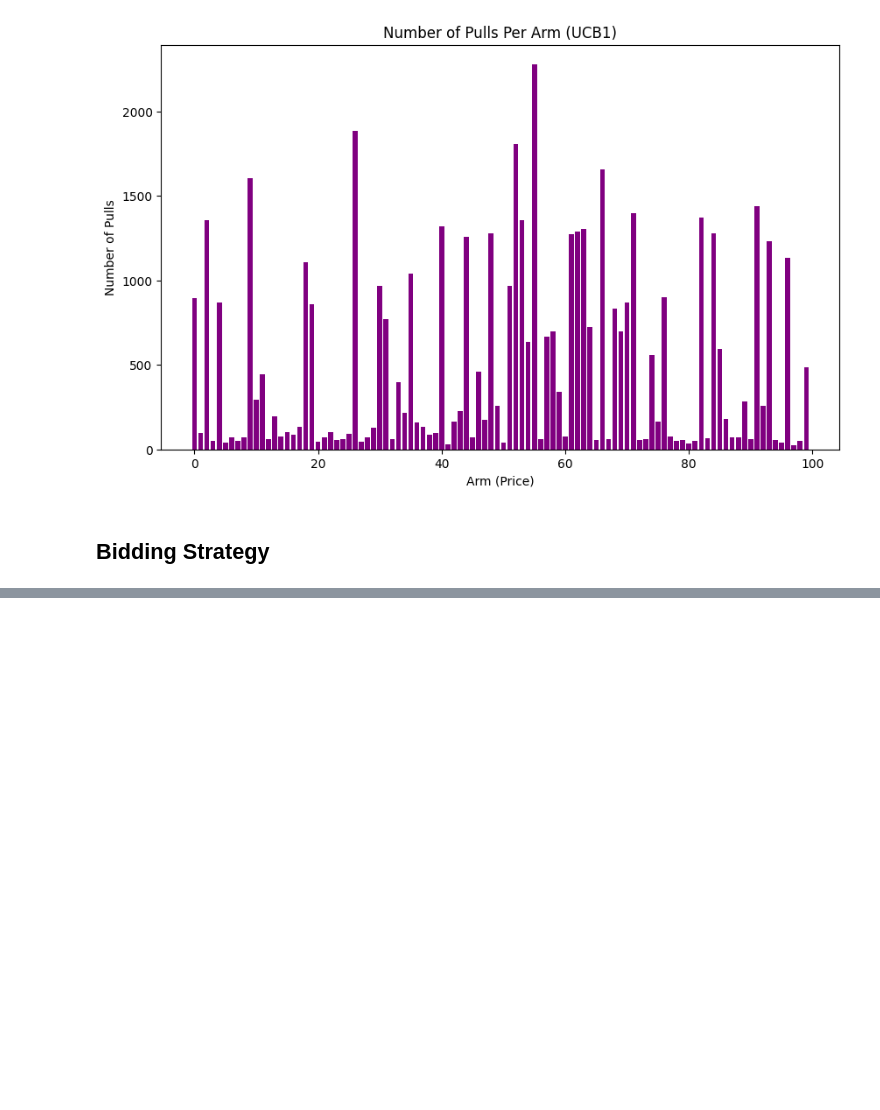
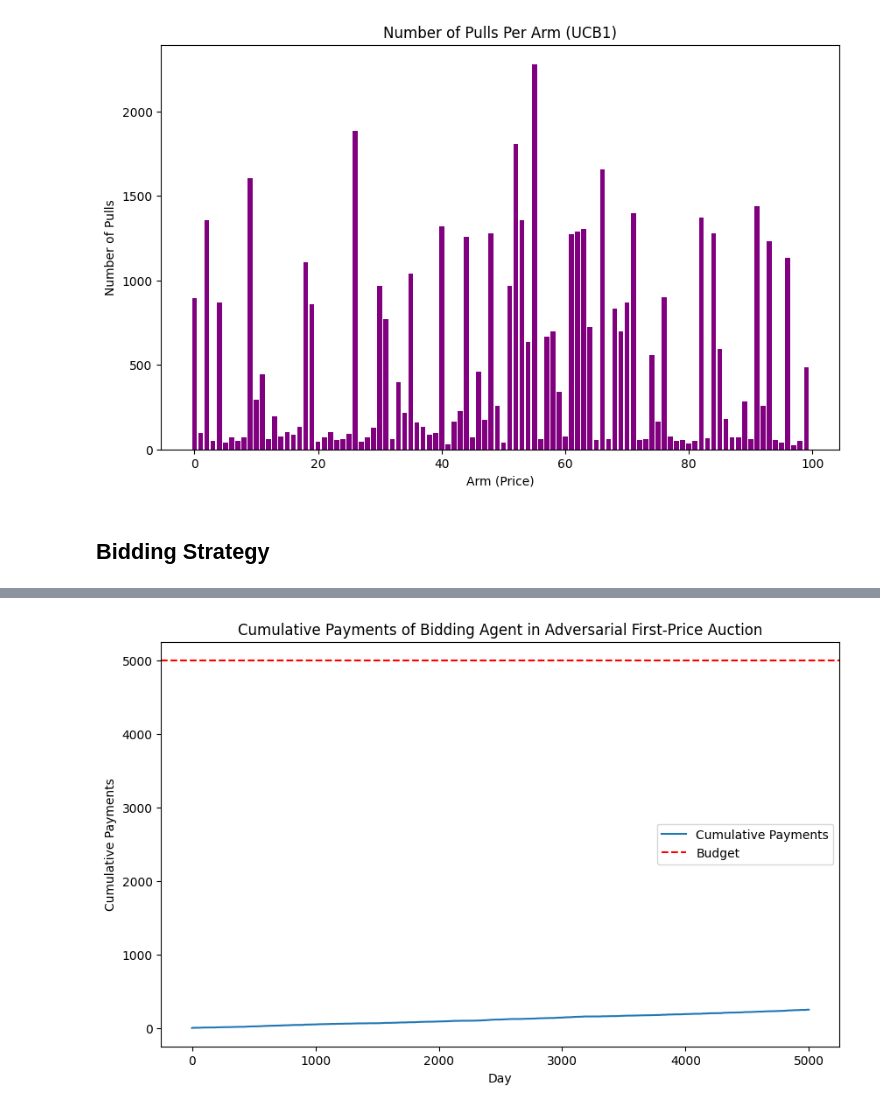
Before and after one commit to claudioarione/OnlineLearningApplications, a Jupyter notebook: requirement_2.ipynb, the cells around one changed output, grey strips where cells are left out. Cells and saved outputs as stored; diff of their text form; code cells hidden in the pictures; blank space fills up the shorter version.

```diff
--- a/requirement_2.ipynb
+++ b/requirement_2.ipynb
@@ -642,0 +546,35 @@ plt.show()
+# %%
+class FFMultiplicativePacingAgent:
+    def __init__(self, bids_set, valuation, budget, T, eta):
+        self.bids_set = bids_set
+        self.K = len(bids_set)
+        # Increased exploration by adjusting the learning rate
+        self.hedge = HedgeAgent(self.K, np.sqrt(np.log(self.K) / T) * 2)
+        self.valuation = valuation
+        self.budget = budget
+        self.eta = eta
+        self.T = T
+        self.rho = self.budget / self.T
+        self.lmbd = 1
+        self.t = 0
+
+    def bid(self):
+        if self.budget < 1:
+            return 0
+        return self.bids_set[self.hedge.pull_arm()]
+
+    def update(self, f_t, c_t, m_t):
+        f_t_full = np.array([(self.valuation - b) * int(b >= m_t) for b in self.bids_set])
+        c_t_full = np.array([b * int(b >= m_t) for b in self.bids_set])
+        L = f_t_full - self.lmbd * (c_t_full - self.rho)
+        range_L = 2 + (1 - self.rho) / self.rho
+        self.hedge.update((2 - L) / range_L)
+        self.lmbd = np.clip(self.lmbd - self.eta * (self.rho - c_t), 0, 1 / self.rho)
+        self.budget -= c_t
+# %%
+NUM_BIDDERS = 10
+NUM_BIDS = 100
+CHANGE_INTERVAL = 1
+NUM_DAYS = 5000
+INITIAL_BUDGET = 4000
+valuation = 1.0
@@ -642,0 +621,12 @@ plt.show()
+# %%
+# Plot cumulative payments
+plt.figure(figsize=(10, 6))
+plt.plot(cumulative_payments, label="Cumulative Payments")
+plt.axhline(initial_budget, color='red', linestyle='--', label='Budget')
+plt.title("Cumulative Payments of Bidding Agent in Adversarial First-Price Auction")
+plt.xlabel("Day")
+plt.ylabel("Cumulative Payments")
+plt.legend()
+plt.show()
+# %% [output]
+[figure, added]
```
Also changed, not shown: parts of 11 cells of this notebook, 1 other file.
